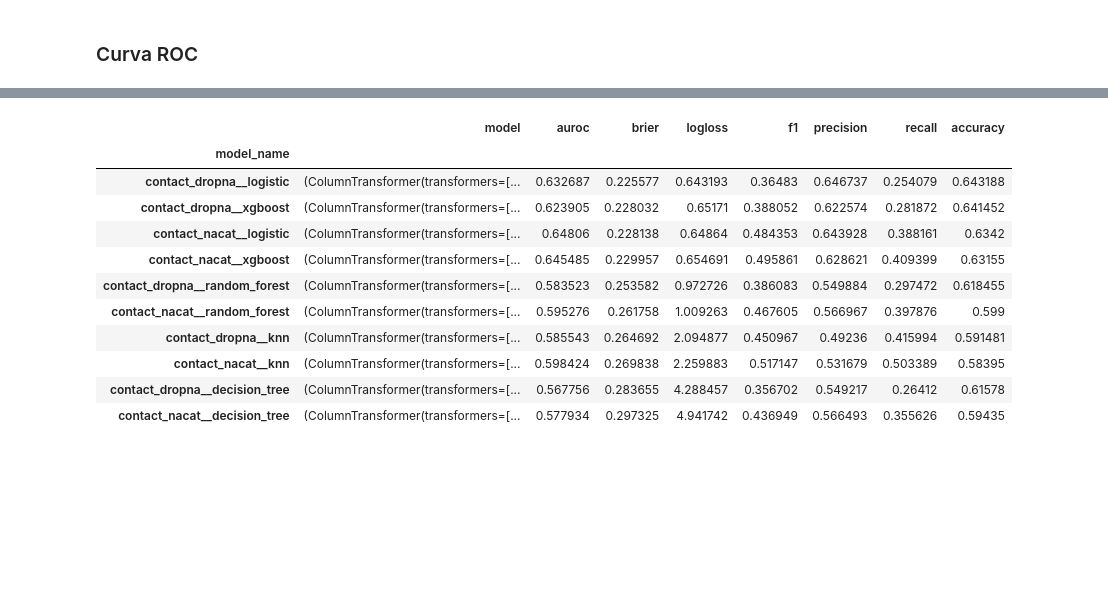
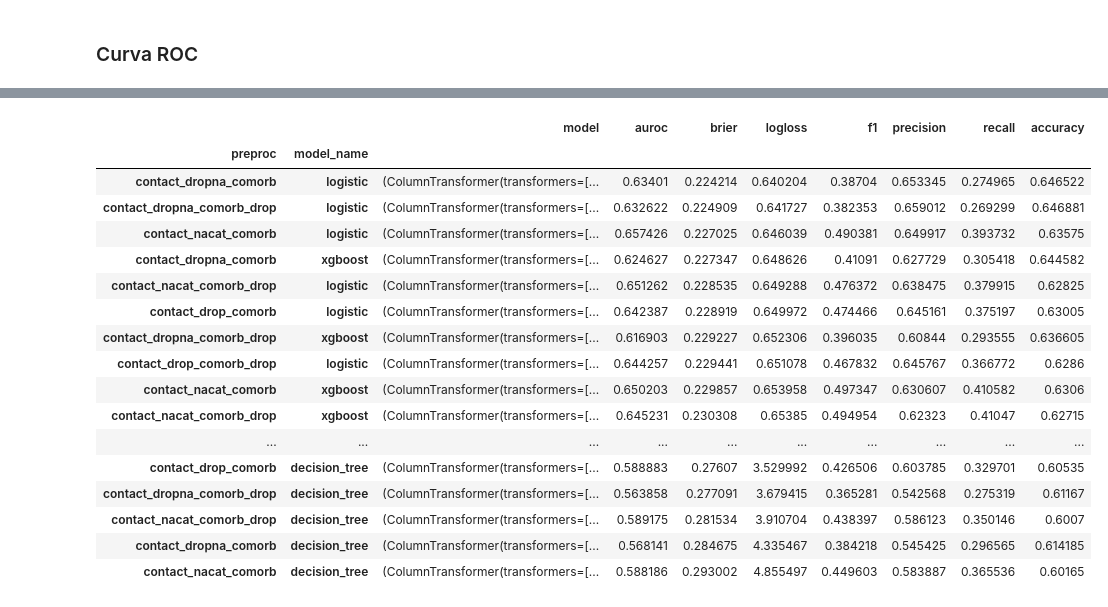
Before and after one commit to flimao/modelos-covid, a Jupyter notebook: notebooks_exploration/3-modelagem.ipynb, the cells around one changed output, grey strips where cells are left out. Saved outputs shown, nothing was run; the diff lists cells and outputs as text; code cells hidden in the pictures; blank space fills up the shorter version.

```diff
--- a/notebooks_exploration/3-modelagem.ipynb
+++ b/notebooks_exploration/3-modelagem.ipynb
@@ -239,8 +289,8 @@ from copy import deepcopy
 # para que a cada rodada os valores permaneçam os mesmos
 random_seed = 42
 
-def assemble_pipeline(
-    steps_before_classifier: list,
+def montar_pipeline(
+    steps_antes_estimador: list,
     model_name: str,
     model,
     train_test_split_tuple: tuple,
@@ -250,7 +300,7 @@ def assemble_pipeline(
     X_train, X_test, y_train, y_test = train_test_split_tuple
 
     # ... montar os passos do pipeline final de cada modelo ...
-    steps_final = steps_before_classifier + [ (model_name, model) ]
+    steps_final = steps_antes_estimador + [ (model_name, model) ]
 
     # ... e criar a pipeline, fit, predict, predict_proba
     model = deepcopy(pipeline_class(steps = steps_final))
@@ -288,8 +338,16 @@ for preproc_name in bases.keys():
     ]):
         print(f"Trabalhando com estratégia de preproc '{preproc_name}' e modelo '{model_name}'... ", end = '')
 
-        clf, y_pred, y_prob = assemble_pipeline(
-            steps_before_classifier = steps_before_classifier,
+        separador = montar_separador_numericas_categoricas(
+            pipeline_numericas = pipeline_numericas,
+            pipeline_categoricas = pipeline_categoricas,
+            train_test_split_tuple = tts_tuples[preproc_name]
+        )
+
+        steps_antes_estimador = [ ('separador', separador) ]
+
+        clf, y_pred, y_prob = montar_pipeline(
+            steps_antes_estimador = steps_antes_estimador,
             model_name = model_name,
             model = model,
             train_test_split_tuple = tts_tuples[preproc_name]
@@ -359,10 +433,16 @@ weighted avg       0.63      0.63      0.62     20000
 # %% [markdown]
 ### Curva ROC
 # %%
+from pprint import pprint
+
 model_ranks = {}
 for preproc_name, tts in tts_tuples.items():
 
-    clfs_preproc = { full_name: clf for full_name, clf in clfs.items() if full_name.startswith(preproc_name) }
+    clfs_preproc = { full_name: clf for full_name, clf in clfs.items() if full_name.startswith(f'{preproc_name}__') }
+
+    # transformers = { full_name: clf.steps[0][1].transformers for full_name, clf in clfs.items() if full_name.startswith(preproc_name) }
+    # print(f'{preproc_name} X_test columns = {tts[1].columns}')
+    # pprint(transformers)
 
     model_ranks[preproc_name] = splt.plot_roc_auc_curve(
         models = clfs_preproc,
@@ -374,21 +458,33 @@ for preproc_name, tts in tts_tuples.items():
 # %%
 model_rank_all = (
     pd.concat(
         [ model_rank for model_rank in model_ranks.values() ]
     )
     .sort_values(by = 'brier', ascending = True)
 )
+
+preproc_model_idx = model_rank_all.index.str.split('__', expand = True)
+
+preproc_model_idx.names = ('preproc', 'model_name')
+model_rank_all.index = preproc_model_idx
+
 model_rank_all
 # %% [output]
-|  | model | auroc | brier | logloss | f1 | precision | recall | accuracy |
-| model_name |  |  |  |  |  |  |  |  |
-| contact_dropna__logistic | (ColumnTransformer(transformers=[... | 0.632687 | 0.225577 | 0.643193 | 0.36483 | 0.646737 | 0.254079 | 0.643188 |
-| contact_dropna__xgboost | (ColumnTransformer(transformers=[... | 0.623905 | 0.228032 | 0.65171 | 0.388052 | 0.622574 | 0.281872 | 0.641452 |
-| contact_nacat__logistic | (ColumnTransformer(transformers=[... | 0.64806 | 0.228138 | 0.64864 | 0.484353 | 0.643928 | 0.388161 | 0.6342 |
-| contact_nacat__xgboost | (ColumnTransformer(transformers=[... | 0.645485 | 0.229957 | 0.654691 | 0.495861 | 0.628621 | 0.409399 | 0.63155 |
-| contact_dropna__random_forest | (ColumnTransformer(transformers=[... | 0.583523 | 0.253582 | 0.972726 | 0.386083 | 0.549884 | 0.297472 | 0.618455 |
-| contact_nacat__random_forest | (ColumnTransformer(transformers=[... | 0.595276 | 0.261758 | 1.009263 | 0.467605 | 0.566967 | 0.397876 | 0.599 |
-| contact_dropna__knn | (ColumnTransformer(transformers=[... | 0.585543 | 0.264692 | 2.094877 | 0.450967 | 0.49236 | 0.415994 | 0.591481 |
-| contact_nacat__knn | (ColumnTransformer(transformers=[... | 0.598424 | 0.269838 | 2.259883 | 0.517147 | 0.531679 | 0.503389 | 0.58395 |
-| contact_dropna__decision_tree | (ColumnTransformer(transformers=[... | 0.567756 | 0.283655 | 4.288457 | 0.356702 | 0.549217 | 0.26412 | 0.61578 |
-| contact_nacat__decision_tree | (ColumnTransformer(transformers=[... | 0.577934 | 0.297325 | 4.941742 | 0.436949 | 0.566493 | 0.355626 | 0.59435 |
+|  |  | model | auroc | brier | logloss | f1 | precision | recall | accuracy |
+| preproc | model_name |  |  |  |  |  |  |  |  |
+| contact_dropna_comorb | logistic | (ColumnTransformer(transformers=[... | 0.63401 | 0.224214 | 0.640204 | 0.38704 | 0.653345 | 0.274965 | 0.646522 |
+| contact_dropna_comorb_drop | logistic | (ColumnTransformer(transformers=[... | 0.632622 | 0.224909 | 0.641727 | 0.382353 | 0.659012 | 0.269299 | 0.646881 |
+| contact_nacat_comorb | logistic | (ColumnTransformer(transformers=[... | 0.657426 | 0.227025 | 0.646039 | 0.490381 | 0.649917 | 0.393732 | 0.63575 |
+| contact_dropna_comorb | xgboost | (ColumnTransformer(transformers=[... | 0.624627 | 0.227347 | 0.648626 | 0.41091 | 0.627729 | 0.305418 | 0.644582 |
+| contact_nacat_comorb_drop | logistic | (ColumnTransformer(transformers=[... | 0.651262 | 0.228535 | 0.649288 | 0.476372 | 0.638475 | 0.379915 | 0.62825 |
+| contact_drop_comorb | logistic | (ColumnTransformer(transformers=[... | 0.642387 | 0.228919 | 0.649972 | 0.474466 | 0.645161 | 0.375197 | 0.63005 |
+| contact_dropna_comorb_drop | xgboost | (ColumnTransformer(transformers=[... | 0.616903 | 0.229227 | 0.652306 | 0.396035 | 0.60844 | 0.293555 | 0.636605 |
+| contact_drop_comorb_drop | logistic | (ColumnTransformer(transformers=[... | 0.644257 | 0.229441 | 0.651078 | 0.467832 | 0.645767 | 0.366772 | 0.6286 |
+| contact_nacat_comorb | xgboost | (ColumnTransformer(transformers=[... | 0.650203 | 0.229857 | 0.653958 | 0.497347 | 0.630607 | 0.410582 | 0.6306 |
+| contact_nacat_comorb_drop | xgboost | (ColumnTransformer(transformers=[... | 0.645231 | 0.230308 | 0.65385 | 0.494954 | 0.62323 | 0.41047 | 0.62715 |
+| ... | ... | ... | ... | ... | ... | ... | ... | ... | ... |
+| contact_drop_comorb | decision_tree | (ColumnTransformer(transformers=[... | 0.588883 | 0.27607 | 3.529992 | 0.426506 | 0.603785 | 0.329701 | 0.60535 |
+| contact_dropna_comorb_drop | decision_tree | (ColumnTransformer(transformers=[... | 0.563858 | 0.277091 | 3.679415 | 0.365281 | 0.542568 | 0.275319 | 0.61167 |
+| contact_nacat_comorb_drop | decision_tree | (ColumnTransformer(transformers=[... | 0.589175 | 0.281534 | 3.910704 | 0.438397 | 0.586123 | 0.350146 | 0.6007 |
+| contact_dropna_comorb | decision_tree | (ColumnTransformer(transformers=[... | 0.568141 | 0.284675 | 4.335467 | 0.384218 | 0.545425 | 0.296565 | 0.614185 |
+| contact_nacat_comorb | decision_tree | (ColumnTransformer(transformers=[... | 0.588186 | 0.293002 | 4.855497 | 0.449603 | 0.583887 | 0.365536 | 0.60165 |
```
Also changed, not shown: parts of 23 cells of this notebook.
